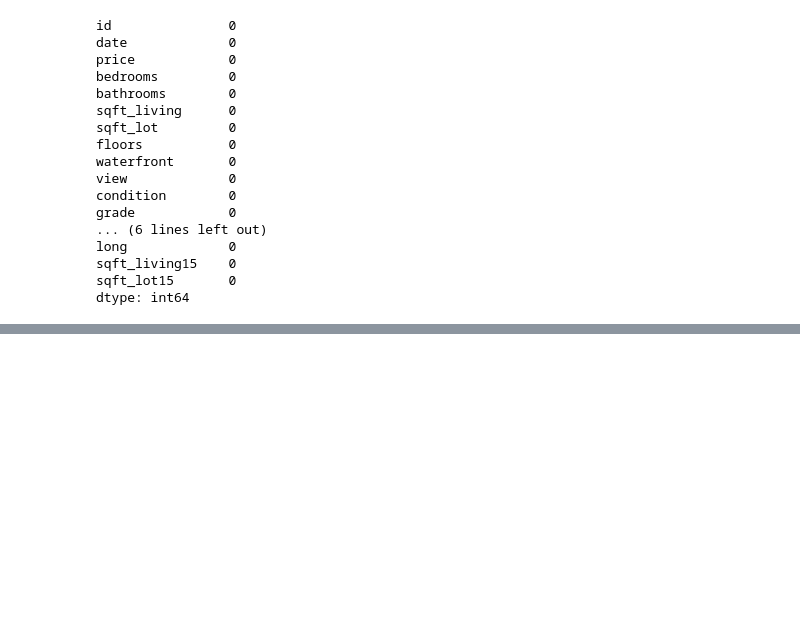
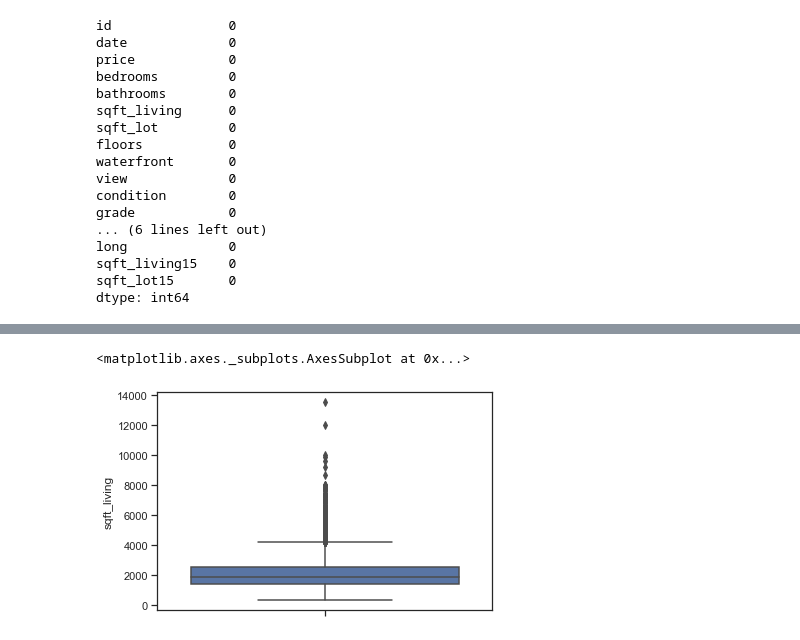
Before and after one commit to TaraRosen/kc_housing_pred, a Jupyter notebook: king_county_housing_predictions.ipynb, the cells around one changed output, grey strips where cells are left out. Drawn from its saved outputs; the diff is of its cells as text; code cells hidden in the pictures; blank space fills up the shorter version.

```diff
--- a/king_county_housing_predictions.ipynb
+++ b/king_county_housing_predictions.ipynb
@@ -166,0 +189,5 @@ dtype: int64
+# %%
+sns.boxplot(df['sqft_living'], orient = "v")
+# %% [output]
+<matplotlib.axes._subplots.AxesSubplot at 0x...>
+[figure, added]
```
Also changed, not shown: parts of 21 cells of this notebook.
